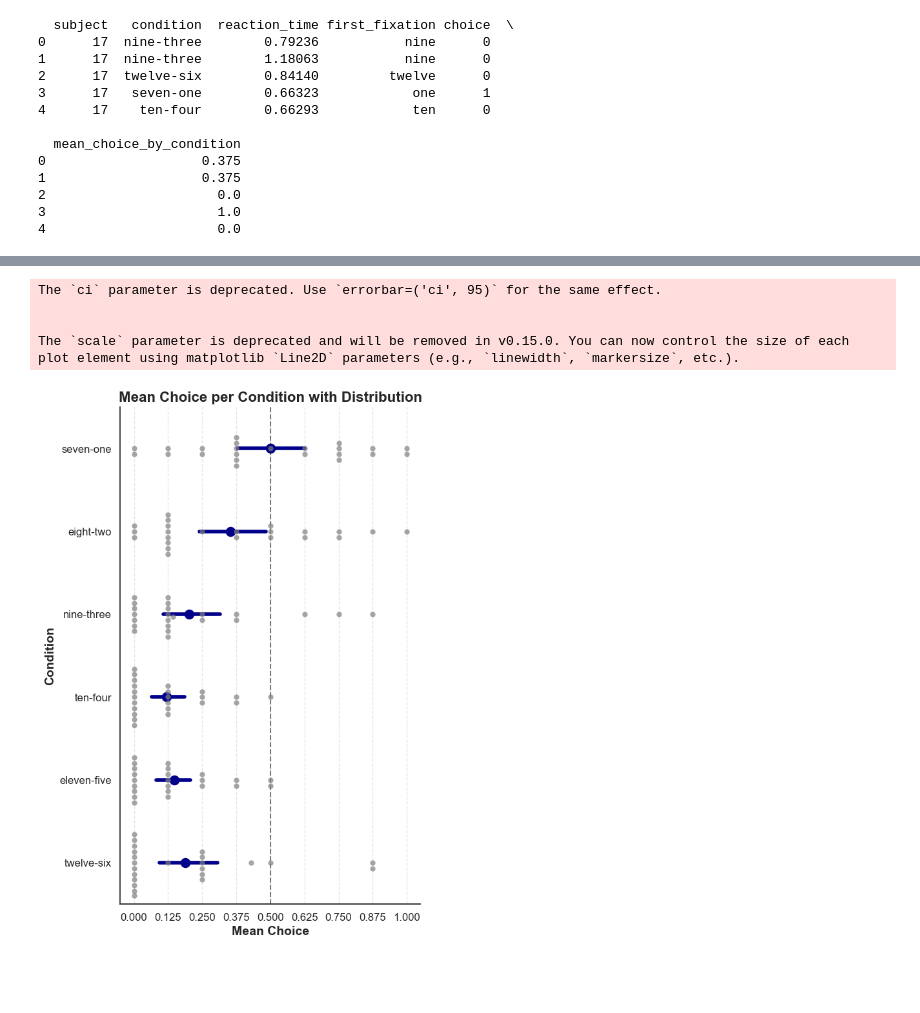
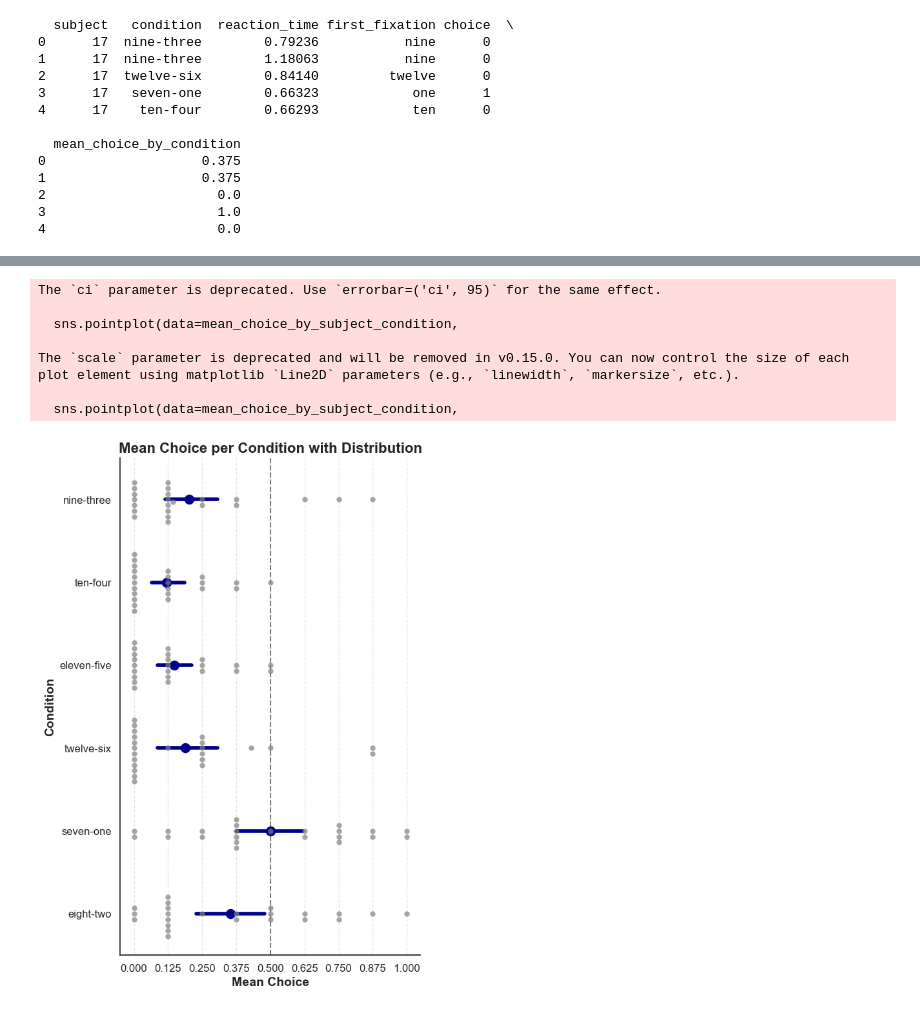
Before and after one commit to PatrickEbner/2024-SoSe_EyeTracking, a Jupyter notebook: scripts/DiagonalBias.ipynb, the cells around one changed output, grey strips where cells are left out. Drawn from its saved outputs; the diff is of its cells as text; code cells hidden in the pictures; blank space fills up the shorter version.

```diff
--- a/scripts/DiagonalBias.ipynb
+++ b/scripts/DiagonalBias.ipynb
@@ -1067,19 +1075,10 @@ import numpy as np
 from matplotlib.offsetbox import OffsetImage, AnnotationBbox
 
 # Define the correct order for the conditions based on the dataframe
-condition_order = ['seven-one', 'eight-two', 'nine-three', 'ten-four', 'eleven-five', 'twelve-six']
+condition_order = ['nine-three', 'ten-four', 'eleven-five', 'twelve-six', 'seven-one', 'eight-two']
 
 # Create the figure
 plt.figure(figsize=(6, 10))
-
-# Swarmplot to show individual data points (flipped axes)
-sns.swarmplot(data=mean_choice_by_subject_condition,
-              y='condition',
-              x='mean_choice_by_condition',
-              order=condition_order,
-              color='gray',
-              size=6,
-              alpha=0.7)
 
 # Pointplot for mean values with confidence intervals
 sns.pointplot(data=mean_choice_by_subject_condition,
@@ -1090,31 +1089,43 @@ sns.pointplot(data=mean_choice_by_subject_condition,
               ci=95,  # Bootstrapped 95% confidence interval
               color='darkblue',
               markers='o',
               scale=1.5,
               linewidth=1.5,
               linestyle="none")  # Remove line connecting points
+
+# Swarmplot to show individual data points (flipped axes)
+sns.swarmplot(data=mean_choice_by_subject_condition,
+              y='condition',
+              x='mean_choice_by_condition',
+              order=condition_order,
+              color='gray',
+              size=6,
+              alpha=0.7)
 
 # Manuelles Anpassen der Marker-Ränder
 for artist in plt.gca().collections:
     artist.set_edgecolor('black')
 
 # Add dashed vertical line at 0.5
 plt.axvline(x=0.5, linestyle='--', color='black', alpha=0.5)
 
 # Customize the plot for scientific presentation
 plt.ylabel('Condition', fontsize=14, fontweight='bold')
 plt.xlabel('Mean Choice', fontsize=14, fontweight='bold')
 plt.title('Mean Choice per Condition with Distribution', fontsize=16, fontweight='bold')
 plt.xticks(np.arange(0.0, 1.125, 0.125), fontsize=12)  # Steps of 0.125
 plt.yticks(fontsize=12)
 plt.grid(axis='x', linestyle='--', alpha=0.5)
 sns.despine()
 
 # Show the plot
 plt.show()
 # %% [output]
 The `ci` parameter is deprecated. Use `errorbar=('ci', 95)` for the same effect.
 
+  sns.pointplot(data=mean_choice_by_subject_condition,
 
 The `scale` parameter is deprecated and will be removed in v0.15.0. You can now control the size of each plot element using matplotlib `Line2D` parameters (e.g., `linewidth`, `markersize`, etc.).
+
+  sns.pointplot(data=mean_choice_by_subject_condition,
-[figure, old version]
+[figure, new version]
```
Also changed, not shown: parts of 8 cells of this notebook, 2 other files.
